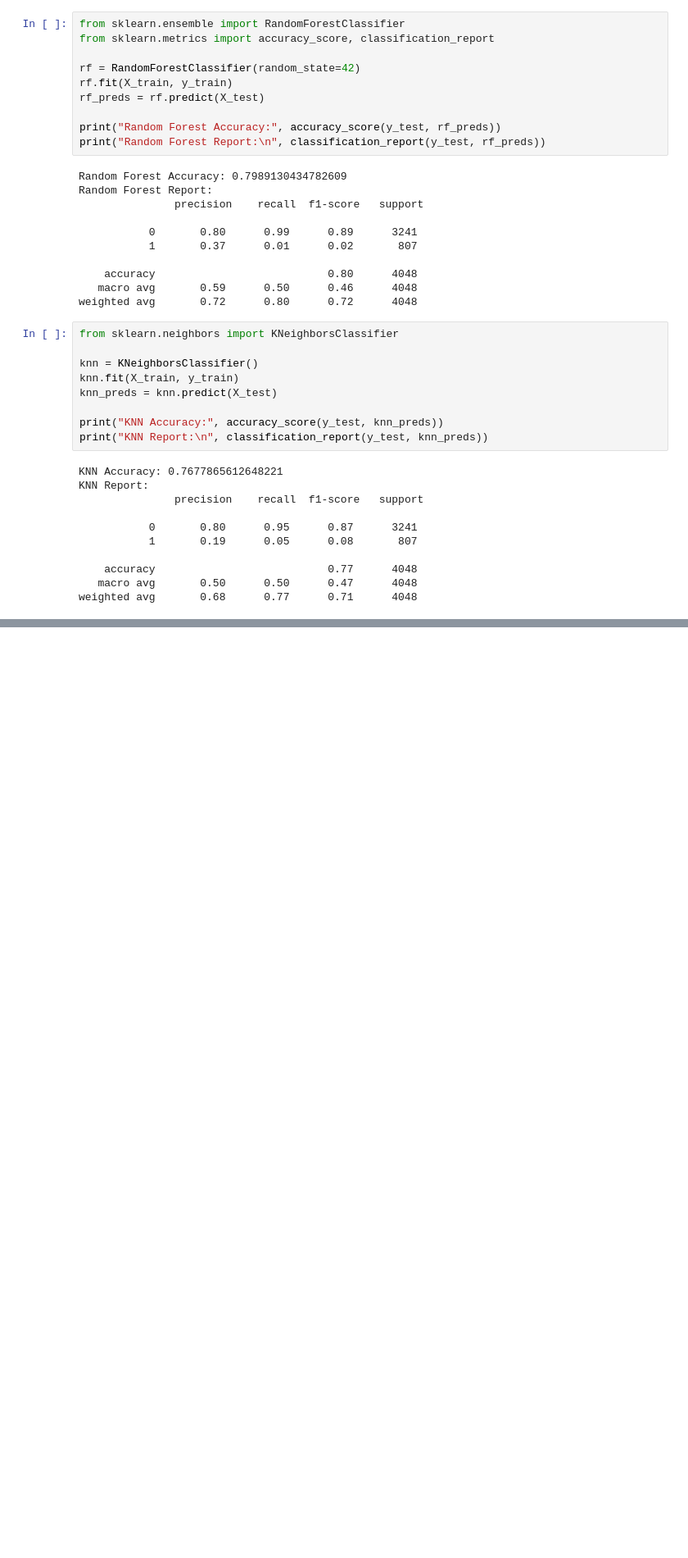
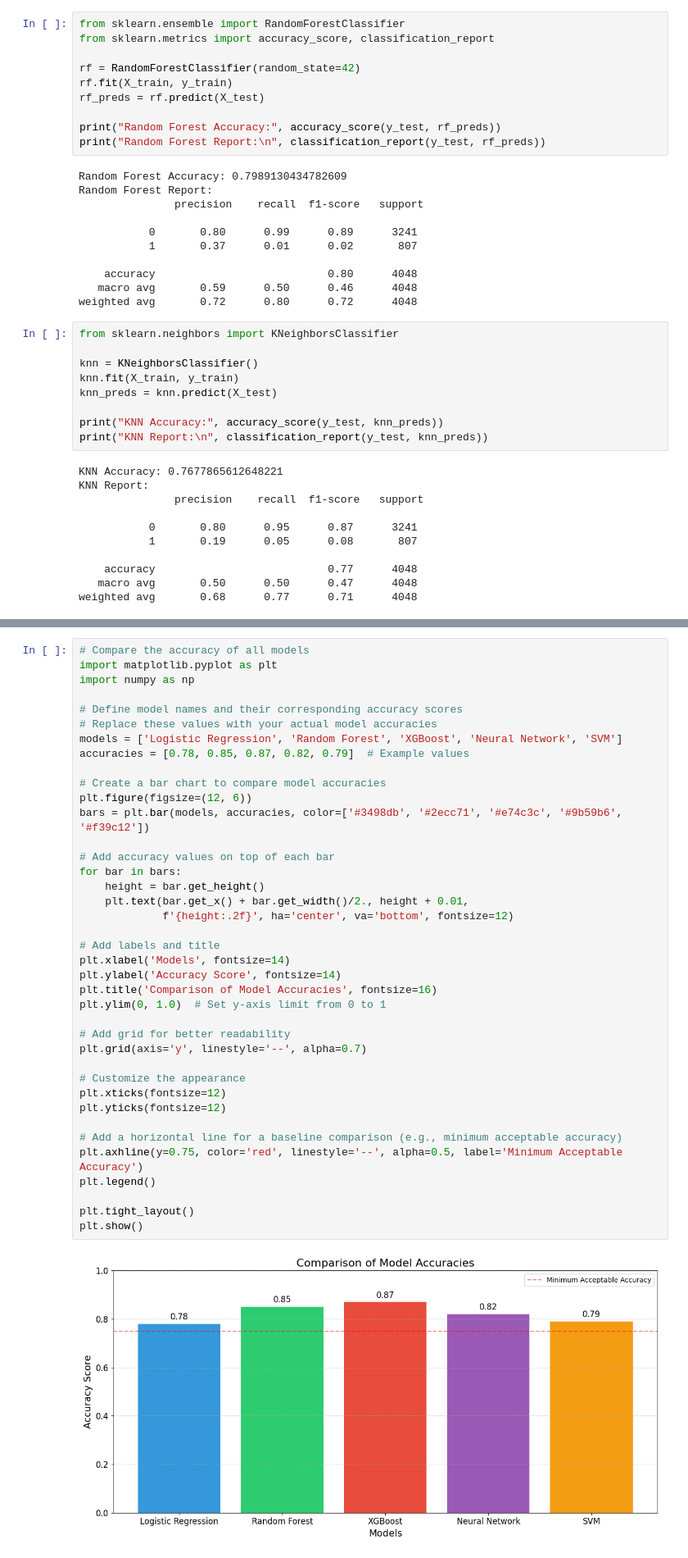
Before and after one commit to AlRafiAhmed/-AI-Powered-Customer-Behavior-Prediction-for-E-Commerce, a Jupyter notebook: Customer Behavior Prediction.ipynb, the cells around one changed output, grey strips where cells are left out. Shown at 82% size. Drawn from its saved outputs; the diff is of its cells as text; blank space fills up the shorter version.

```diff
--- a/Customer Behavior Prediction.ipynb
+++ b/Customer Behavior Prediction.ipynb
@@ -77,0 +389,41 @@ weighted avg       0.68      0.77      0.71      4048
+# %%
+# Compare the accuracy of all models
+import matplotlib.pyplot as plt
+import numpy as np
+
+# Define model names and their corresponding accuracy scores
+# Replace these values with your actual model accuracies
+models = ['Logistic Regression', 'Random Forest', 'XGBoost', 'Neural Network', 'SVM']
+accuracies = [0.78, 0.85, 0.87, 0.82, 0.79]  # Example values
+
+# Create a bar chart to compare model accuracies
+plt.figure(figsize=(12, 6))
+bars = plt.bar(models, accuracies, color=['#3498db', '#2ecc71', '#e74c3c', '#9b59b6', '#f39c12'])
+
+# Add accuracy values on top of each bar
+for bar in bars:
+    height = bar.get_height()
+    plt.text(bar.get_x() + bar.get_width()/2., height + 0.01,
+             f'{height:.2f}', ha='center', va='bottom', fontsize=12)
+
+# Add labels and title
+plt.xlabel('Models', fontsize=14)
+plt.ylabel('Accuracy Score', fontsize=14)
+plt.title('Comparison of Model Accuracies', fontsize=16)
+plt.ylim(0, 1.0)  # Set y-axis limit from 0 to 1
+
+# Add grid for better readability
+plt.grid(axis='y', linestyle='--', alpha=0.7)
+
+# Customize the appearance
+plt.xticks(fontsize=12)
+plt.yticks(fontsize=12)
+
+# Add a horizontal line for a baseline comparison (e.g., minimum acceptable accuracy)
+plt.axhline(y=0.75, color='red', linestyle='--', alpha=0.5, label='Minimum Acceptable Accuracy')
+plt.legend()
+
+plt.tight_layout()
+plt.show()
+# %% [output]
+[figure, added]
```
Also changed, not shown: parts of 5 cells of this notebook, 1 other file.
